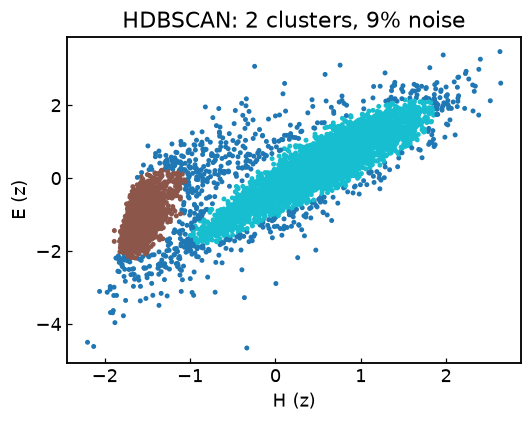
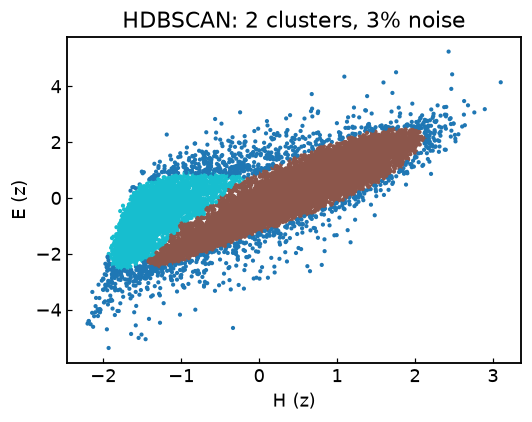
Code edit (unified diff) that turned the first committed figure into the second:
--- before
+++ after
@@ -1,9 +1,9 @@
 import hdbscan
-idx = rng.choice(Xs.shape[0], 8000, replace=False)      # subsample for speed
-hl = hdbscan.HDBSCAN(min_cluster_size=150).fit_predict(Xs[idx])
+# HDBSCAN on ALL 40,000 indents — no subsampling (min_cluster_size = smallest phase to keep).
+hl = hdbscan.HDBSCAN(min_cluster_size=150, core_dist_n_jobs=1).fit_predict(Xs)  # single-thread: reproducible
 n_cl = len(set(hl)) - (1 if -1 in hl else 0)            # count clusters, excluding noise
 
 fig, ax = plt.subplots(figsize=(5, 4))
-sc = ax.scatter(Xs[idx, 0], Xs[idx, 1], c=hl, s=5, cmap="tab10")
+sc = ax.scatter(Xs[:, 0], Xs[:, 1], c=hl, s=3, cmap="tab10")
 ax.set_xlabel("H (z)"); ax.set_ylabel("E (z)")
 ax.set_title(f"HDBSCAN: {n_cl} clusters, {(hl == -1).mean() * 100:.0f}% noise"); fig.tight_layout()

Commit: 02 & 02a: use the full 40,000-indent map (drop "for speed" subsamples)